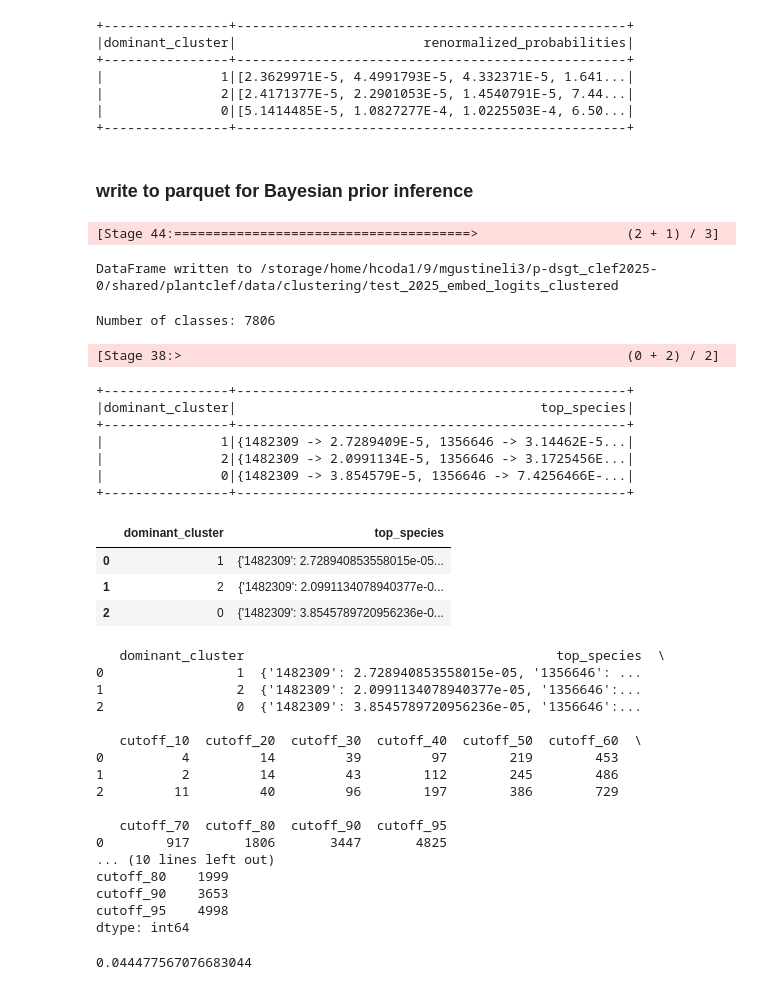
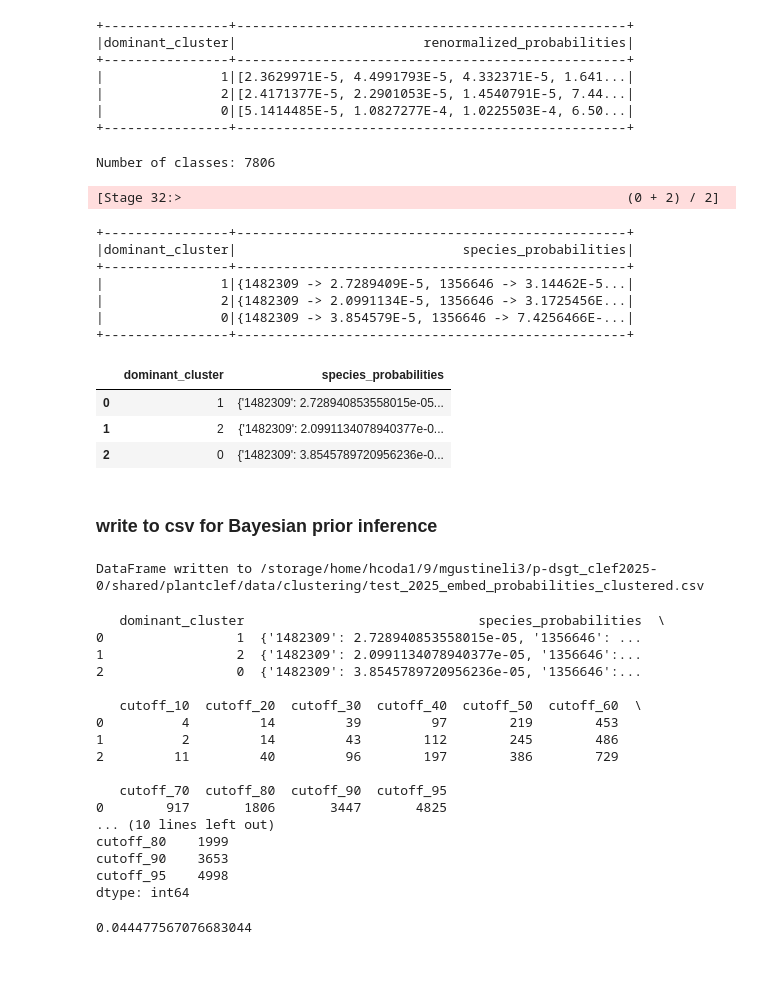
Before and after one commit to dsgt-arc/plantclef-2025, a Jupyter notebook: notebooks/eda/20250414-mg-species-prior.ipynb, the cells around one changed output. Cells and saved outputs as stored; diff of their text form; code cells hidden in the pictures.

Commit message:
updated classifier with prior bayesian

```diff
--- a/notebooks/eda/20250414-mg-species-prior.ipynb
+++ b/notebooks/eda/20250414-mg-species-prior.ipynb
@@ -359,17 +358,6 @@ avg_probabilities_df.select(
 |               2|[2.4171377E-5, 2.2901053E-5, 1.4540791E-5, 7.44...|
 |               0|[5.1414485E-5, 1.0827277E-4, 1.0225503E-4, 6.50...|
 +----------------+--------------------------------------------------+
-# %% [markdown]
-### write to parquet for Bayesian prior inference
-# %%
-# write the DataFrame to parquet
-file_name = "test_2025_embed_logits_clustered"
-output_path = f"{root}/p-dsgt_clef2025-0/shared/plantclef/data/clustering/{file_name}"
-avg_probabilities_df.write.mode("overwrite").parquet(output_path)
-print(f"DataFrame written to {output_path}")
-# %% [output]
-[Stage 44:======================================>                   (2 + 1) / 3]
-DataFrame written to /storage/home/hcoda1/9/mgustineli3/p-dsgt_clef2025-0/shared/plantclef/data/clustering/test_2025_embed_logits_clustered
 # %%
 from pyspark.sql.types import StringType, MapType
 from plantclef.config import get_class_mappings_file
@@ -382,7 +370,7 @@ num_classes = len(class_index_to_name)
 print(f"Number of classes: {num_classes}")
 
 
-def get_top_species(probabilities, k=5):
+def map_species_probabilities(probabilities, k=5):
     probabilities_tensor = torch.tensor(probabilities)
     top_probs, top_indices = torch.topk(probabilities_tensor, k=k)
     top_probs = top_probs.cpu().numpy()
@@ -394,19 +382,21 @@ def get_top_species(probabilities, k=5):
     return result
 
 
-get_top_species_udf = F.udf(
-    lambda probs: get_top_species(probs, k=num_classes),
+species_probabilities_udf = F.udf(
+    lambda probs: map_species_probabilities(probs, k=num_classes),
     MapType(StringType(), FloatType()),
 )
 avg_probabilities_df = avg_probabilities_df.withColumn(
-    "top_species", get_top_species_udf("renormalized_probabilities")
+    "species_probabilities", species_probabilities_udf("renormalized_probabilities")
 )
-avg_probabilities_df.select("dominant_cluster", "top_species").show(truncate=50)
+avg_probabilities_df.select("dominant_cluster", "species_probabilities").show(
+    truncate=50
+)
 # %% [output]
 Number of classes: 7806
-[Stage 38:>                                                         (0 + 2) / 2]
+[Stage 32:>                                                         (0 + 2) / 2]
 +----------------+--------------------------------------------------+
-|dominant_cluster|                                       top_species|
+|dominant_cluster|                             species_probabilities|
 +----------------+--------------------------------------------------+
 |               1|{1482309 -> 2.7289409E-5, 1356646 -> 3.14462E-5...|
 |               2|{1482309 -> 2.0991134E-5, 1356646 -> 3.1725456E...|
@@ -415,15 +405,38 @@ Number of classes: 7806
 # %%
 # conver to pandas
 pandas_df = avg_probabilities_df.select(
     "dominant_cluster",
-    "top_species",
+    "species_probabilities",
 ).toPandas()
 pandas_df.head(10)
 # %% [output]
-|  | dominant_cluster | top_species |
+|  | dominant_cluster | species_probabilities |
 | 0 | 1 | {'1482309': 2.728940853558015e-05... |
 | 1 | 2 | {'1482309': 2.0991134078940377e-0... |
 | 2 | 0 | {'1482309': 3.8545789720956236e-0... |
+# %% [markdown]
+### write to csv for Bayesian prior inference
+# %%
+probabilities_df = pandas_df[
+    [
+        "dominant_cluster",
+        "species_probabilities",
+    ]
+]
+
+
+# write pandas to PACE as CSV
+def write_to_pace(df, path):
+    df.to_csv(path, index=False)
+    print(f"DataFrame written to {path}")
+
+
+# write the DataFrame to csv
+file_name = "test_2025_embed_probabilities_clustered.csv"
+output_path = f"{root}/p-dsgt_clef2025-0/shared/plantclef/data/clustering/{file_name}"
+write_to_pace(probabilities_df, output_path)
+# %% [output]
+DataFrame written to /storage/home/hcoda1/9/mgustineli3/p-dsgt_clef2025-0/shared/plantclef/data/clustering/test_2025_embed_probabilities_clustered.csv
 # %%
 import pandas as pd
 
@@ -442,7 +455,7 @@ def cumsum_species_counts(prob_dict, thresholds):
 
 
 # Apply the function across rows
-cumsum_df = pandas_df["top_species"].apply(
+cumsum_df = pandas_df["species_probabilities"].apply(
     lambda row: pd.Series(cumsum_species_counts(row, thresholds))
 )
 
@@ -457,7 +470,7 @@ mean_cutoffs = cumsum_df.mean().astype(int)
 print("Mean species count per cumulative threshold:")
 print(mean_cutoffs)
 # %% [output]
-   dominant_cluster                                        top_species  \
+   dominant_cluster                              species_probabilities  \
 0                 1  {'1482309': 2.728940853558015e-05, '1356646': ...
 1                 2  {'1482309': 2.0991134078940377e-05, '1356646':...
 2                 0  {'1482309': 3.8545789720956236e-05, '1356646':...
```
Also changed, not shown: parts of 8 cells of this notebook, 3 other files.
